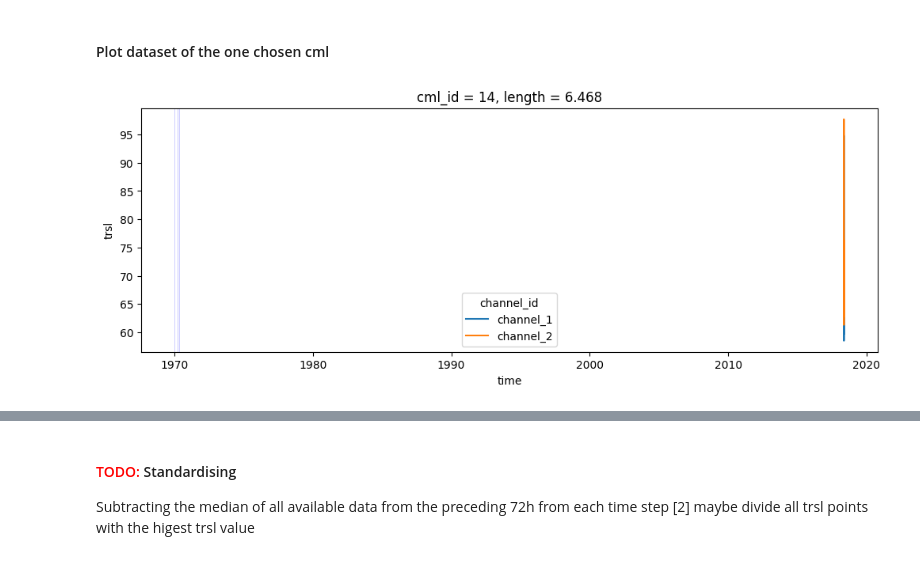
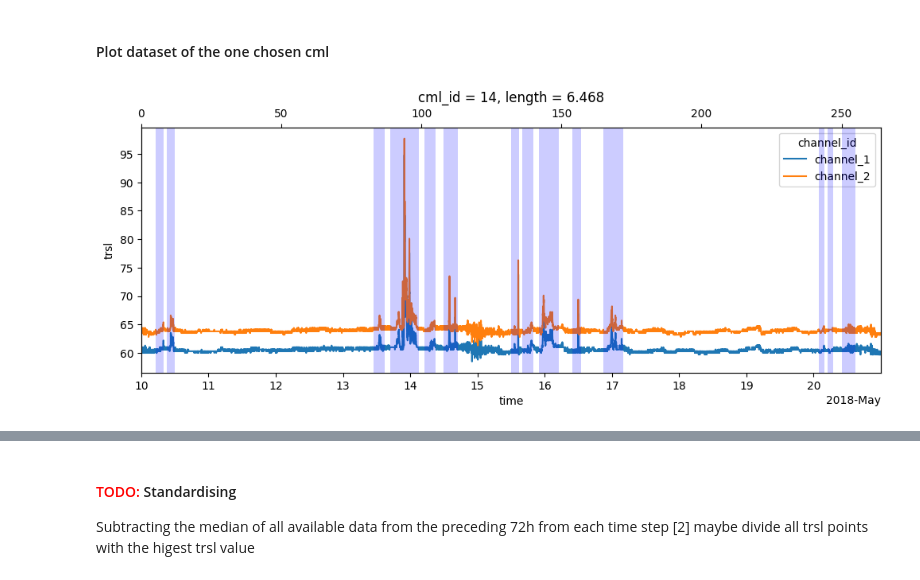
Before and after one commit to xkalet07/cml_wd_telcosense, a Jupyter notebook: attempt_01_dummy_data/my_train_cnn_1cml.ipynb, the cells around one changed output, grey strips where cells are left out. Cells and saved outputs as stored; diff of their text form; code cells hidden in the pictures.

```diff
--- a/attempt_01_dummy_data/my_train_cnn_1cml.ipynb
+++ b/attempt_01_dummy_data/my_train_cnn_1cml.ipynb
@@ -119,14 +121,14 @@ ds = xr.Dataset({
     'trsl': (('sample_num', 'channel_id', 'timestep'), trsl_reshaped),
     'rain': (('sample_num', 'timestep'), rain_reshaped),
     'time': (('sample_num', 'timestep'), time_reshaped)
-}, coords={#'sample_num': np.arange(n_samples),
-           #'channel_id': np.arange(2),
-           #'timestep': np.arange(sample_size),
-           #'cml_id': cml_id,
-           #'length': length,                                  #single value is never a dimension
-           #'frequency': (('channel_id'), frequency),          # this way coordinate will not become a dimension
-           #'polarization': (('channel_id'), polarization)
-            })
+}, coords={'sample_num': np.arange(n_samples),
+           'channel_id': np.arange(2),
+           'timestep': np.arange(sample_size),
+           'cml_id': cml_id,
+           'length': length,                                  #single value is never a dimension
+           'frequency': (('channel_id'), frequency),          # this way coordinate will not become a dimension
+           'polarization': (('channel_id'), polarization)
+           })
 
 # make sure TRSL coordinates are in correct order
 ds['trsl'] = ds.trsl.transpose('sample_num', 'channel_id', 'timestep')
@@ -141,19 +161,28 @@ ds['wet_dry'] = ds.rain.isel(timestep=last_hour).sum(dim='timestep')>0.
 # %%
 # shaded refernece wet periods from Pycomlink
 # set first and last value with zero for correct plotting
 ds['wet_dry'][0] = False
 ds['wet_dry'][-1] = False
 
 # setup figure
-fig, ax = plt.subplots(figsize=(12,4), sharex=True)
-my_data_set.trsl.plot.line(x='time', ax=ax, label = 'TL');
+fig, ax1 = plt.subplots(figsize=(12,4), sharex=True)
+ax2 = ax1.twiny()
+
+# axes limits source: https://matplotlib.org/stable/api/_as_gen/matplotlib.axes.Axes.set_xlim.html
+ax1.set_xlim(my_data_set.time.values[0], my_data_set.time.values[-1])
+# detail: ax1.set_xlim(np.datetime64('2018-05-13T12:00:00.000000000'),np.datetime64('2018-05-14T12:00:00.000000000'))
+
+# in case there are cutof measurements due to sample grouping, we use their amount to align x axes right
+ax2.set_xlim(0, n_samples + (len(my_data_set.trsl[0])-n_samples*sample_size)/sample_size)
+
+my_data_set.trsl.plot.line(x='time', ax=ax1, label = 'TL');
 
 wet_start = np.roll(ds.wet_dry, -1) & ~ds.wet_dry
 wet_end = np.roll(ds.wet_dry, 1) & ~ds.wet_dry
 for wet_start_i, wet_end_i in zip(
     wet_start.values.nonzero()[0],
     wet_end.values.nonzero()[0],
 ):
-    ax.axvspan(ds.sample_num.values[wet_start_i], ds.sample_num.values[wet_end_i], color='b', alpha=0.2, linewidth=0) # https://matplotlib.org/stable/api/_as_gen/matplotlib.axes.Axes.axvspan.html
+    ax2.axvspan(ds.sample_num.values[wet_start_i], ds.sample_num.values[wet_end_i], color='b', alpha=0.2, linewidth=0) # https://matplotlib.org/stable/api/_as_gen/matplotlib.axes.Axes.axvspan.html
 # %% [output]
-[figure, old version]
+[figure, new version]
```
Also changed, not shown: parts of 12 cells of this notebook.
